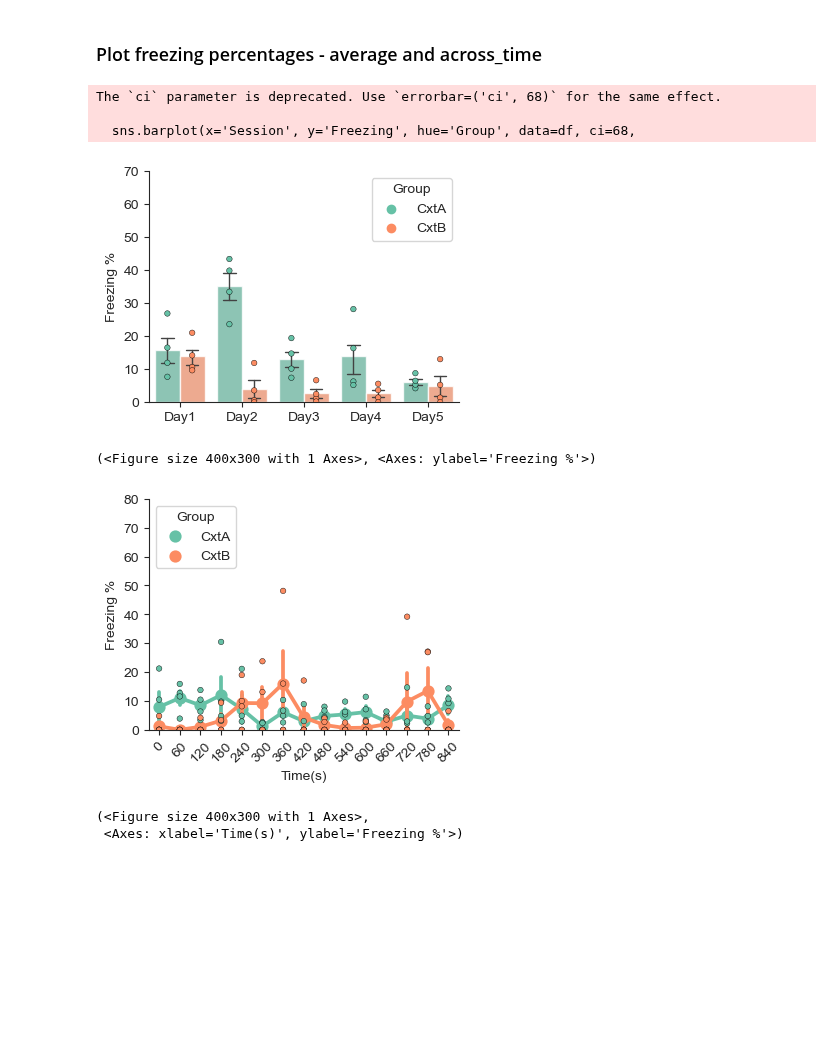
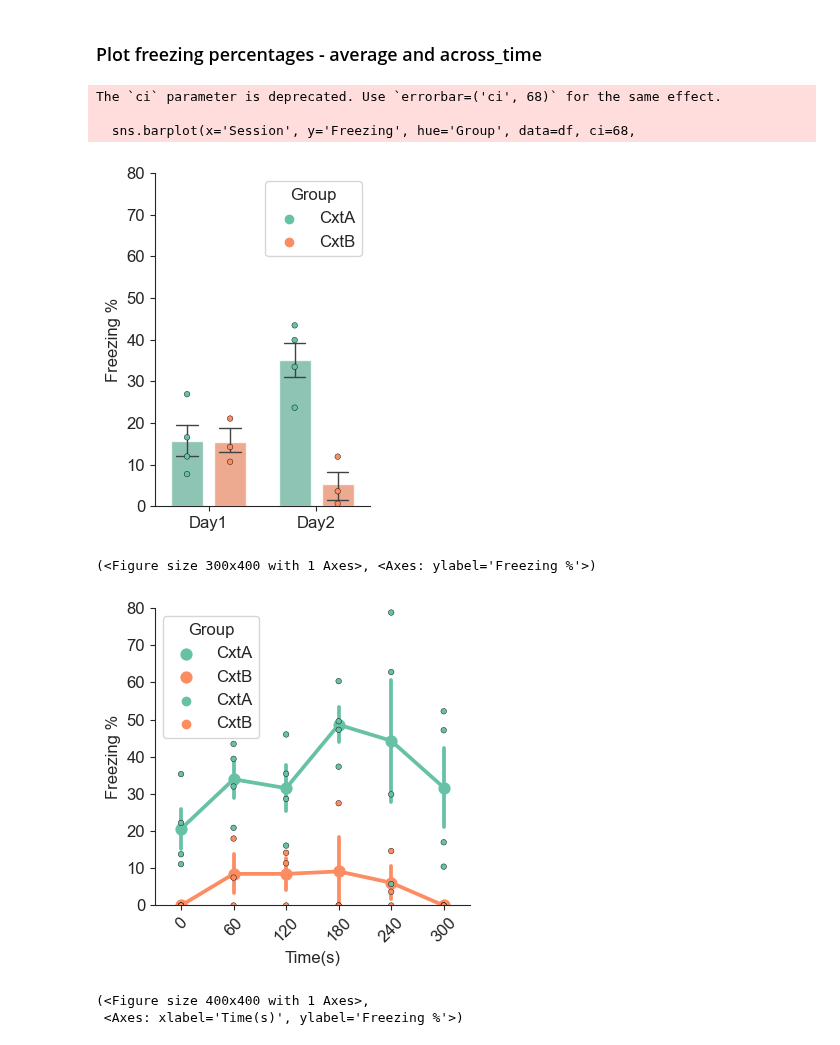
Before and after one commit to rsenne/dCA1_Paper, a Jupyter notebook: onep/Rebecca_Analyzes_dCA1_Behavior.ipynb, the cells around one changed output. Cells and saved outputs as stored; diff of their text form; code cells hidden in the pictures; blank space fills up the shorter version.

```diff
--- a/onep/Rebecca_Analyzes_dCA1_Behavior.ipynb
+++ b/onep/Rebecca_Analyzes_dCA1_Behavior.ipynb
@@ -161,17 +162,22 @@ df_freezing_recall = pd.concat([astro3, astro4, astro5, astro6, astro7, astro8,
 ### Plot freezing percentages - average and across_time
 # %%
 #Load behavioral csv files - already compiled
-df_avg_all = pd.read_csv('/Users/suthardr/Desktop/dCA1_Analysis/Freezing_avg_condensed.csv')
-df_across_fc = pd.read_csv('/Users/suthardr/Desktop/dCA1_Analysis/Freezing_Across_condensed.csv')
-df_across_day2 = pd.read_csv('/Users/suthardr/Desktop/dCA1_Analysis/Freezing_Across_condensed_day2.csv')
-df_across_day3 = pd.read_csv('/Users/suthardr/Desktop/dCA1_Analysis/Freezing_Across_condensed_day3.csv')
-df_across_day4 = pd.read_csv('/Users/suthardr/Desktop/dCA1_Analysis/Freezing_Across_condensed_day4.csv')
-df_across_day5 = pd.read_csv('/Users/suthardr/Desktop/dCA1_Analysis/Freezing_Across_condensed_day5.csv')
+df_avg_all = pd.read_csv('/Users/suthardr/Desktop/NEW_dCA1_ANALYSIS/behavior_new/Freezing_avg_condensed.csv')
+df_across_fc = pd.read_csv('/Users/suthardr/Desktop/NEW_dCA1_ANALYSIS/behavior_new/Freezing_Across_condensed.csv')
+df_across_day2 = pd.read_csv('/Users/suthardr/Desktop/NEW_dCA1_ANALYSIS/behavior_new/Freezing_Across_condensed_day2.csv')
+# df_across_day3 = pd.read_csv('/Users/suthardr/Desktop/dCA1_Analysis/Freezing_Across_condensed_day3.csv')
+# df_across_day4 = pd.read_csv('/Users/suthardr/Desktop/dCA1_Analysis/Freezing_Across_condensed_day4.csv')
+# df_across_day5 = pd.read_csv('/Users/suthardr/Desktop/dCA1_Analysis/Freezing_Across_condensed_day5.csv')
 # %%
+import matplotlib as mpl
 def plot_freezing(df):
+    font = {'family' : 'Arial',
+    'weight': 'normal',
+    'size'   : 12}
+    mpl.rc('font',**font)
     colors = ["#66C1A6", "#FC8C62"]
     sns.set_style("ticks")
-    fig,ax = plt.subplots(figsize=(4,3))
+    fig,ax = plt.subplots(figsize=(3,4))
     sns.set_palette(sns.color_palette(colors))
 
     sns.barplot(x='Session', y='Freezing', hue='Group', data=df, ci=68,
@@ -184,7 +190,7 @@ def plot_freezing(df):
             patch.set_width(new_val)
             patch.set_x(patch.get_x() + diff * .5)
 
-    width_changer(ax, .4)
+    width_changer(ax, .3)
 
     sns.stripplot(x='Session', y='Freezing', hue='Group', data=df,
               size=4, linewidth=0.3, edgecolor='black', dodge=True, jitter=False)
@@ -194,9 +200,10 @@ def plot_freezing(df):
     ax.legend(handles[:2], labels[:2], title='Group', loc='upper right')
     ax.set_xlabel("")
     ax.set_ylabel("Freezing %")
-    ax.set_ylim(0,70)
+    ax.set_ylim(0,80)
     sns.despine()
-    plt.savefig('/Users/suthardr/Desktop/dCA1_Analysis/All_freezing_average.svg')
+    plt.tight_layout()
+    plt.savefig('/Users/suthardr/Desktop/FC_Recall_freezing_average.svg')
     plt.show()
     return fig, ax
 
@@ -208,21 +215,22 @@ def plot_freezing_across_time(df):
     colors = ["#66C1A6", "#FC8C62"]
     sns.set_style("ticks")
 
-    fig,ax = plt.subplots(figsize=(4,3))
+    fig,ax = plt.subplots(figsize=(4,4))
     sns.set_palette(sns.color_palette(colors))
 
     sns.pointplot(x='bin', y='Freezing', hue='Group', data=df, errorbar='se')
     sns.stripplot(x='bin', y='Freezing', hue='Group', data=df, jitter=False, size=4, linewidth=0.3, edgecolor='black')
 
     # remove extra legend handles
-    handles, labels = ax.get_legend_handles_labels()
-    ax.legend(handles[:2], labels[:2], title='Group', loc='upper left')
+    # handles, labels = ax.get_legend_handles_labels()
+    # ax.legend(handles[:2], labels[:2], title='Group', loc='upper left')
     plt.xticks(rotation=45)
     ax.set_xlabel("Time(s)")
     ax.set_ylabel("Freezing %")
     ax.set_ylim(0,80)
     sns.despine()
-    plt.savefig('/Users/suthardr/Desktop/dCA1_Analysis/All_freezing_day5_acrosstime.svg')
+    plt.tight_layout()
+    plt.savefig('/Users/suthardr/Desktop/All_freezing_day2_acrosstime.svg')
     plt.show()
     return fig, ax
 # %%
@@ -246,12 +254,12 @@ plot_freezing(df_avg_all)
 The `ci` parameter is deprecated. Use `errorbar=('ci', 68)` for the same effect.
 
   sns.barplot(x='Session', y='Freezing', hue='Group', data=df, ci=68,
-[figure, old version]
+[figure, new version]
-(<Figure size 400x300 with 1 Axes>, <Axes: ylabel='Freezing %'>)
+(<Figure size 300x400 with 1 Axes>, <Axes: ylabel='Freezing %'>)
 # %%
 #Plot freezing across time
-plot_freezing_across_time(df_across_day5)
+plot_freezing_across_time(df_across_day2)
 # %% [output]
-[figure, old version]
+[figure, new version]
-(<Figure size 400x300 with 1 Axes>,
+(<Figure size 400x400 with 1 Axes>,
  <Axes: xlabel='Time(s)', ylabel='Freezing %'>)
```
Also changed, not shown: parts of 3 cells of this notebook, 19 other files.
